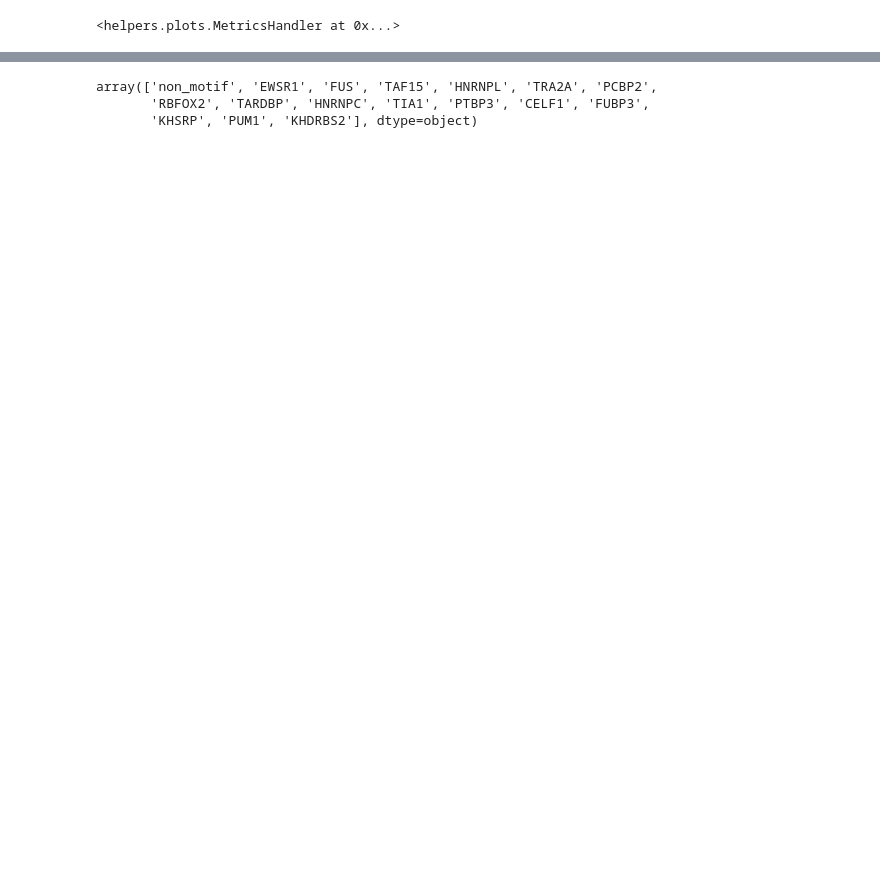
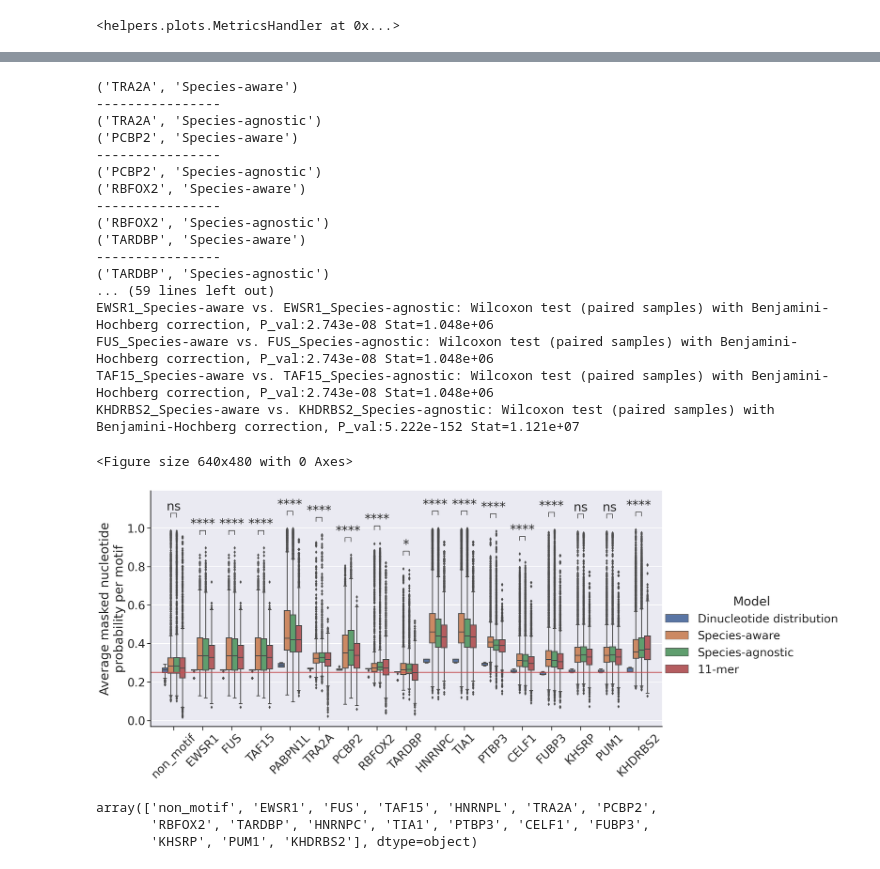
Before and after one commit to AnasShahzad1996/SpeciesAwareDNA-MLM, a Jupyter notebook: notebooks/plotting.ipynb, the cells around one changed output, grey strips where cells are left out. Drawn from its saved outputs; the diff is of its cells as text; code cells hidden in the pictures; blank space fills up the shorter version.

```diff
--- a/notebooks/plotting.ipynb
+++ b/notebooks/plotting.ipynb
@@ -238,3 +205,77 @@ plt.show()
+# %%
+
+
+# plot
+plt.clf()
+plot_significance = True
+
+order = list(plot_df["motif"].unique())
+labels = order
+mots = order
+
+mods = [#("Dinucleotide distribution", "Species-agnostic"),
+        #("Species-agnostic","Species-aware"),
+        #("Dinucleotide distribution", "Species-aware"),
+        #("Dinucleotide distribution", "Species-unaware"),
+        #("11-mer","Species-aware"),
+        #("11-mer","Species-agnostic"),
+        ("Species-aware", "Species-agnostic"),
+        #("Dinucleotide distribution", "11-mer"),
+        #("DNABERT", "Species-agnostic"),
+        #("DNABERT","Species-aware"),
+        #("Dinucleotide distribution", "DNABERT"),
+        #("11-mer", "DNABERT")
+        ]
+
+
+g = sns.catplot(data=plot_df, x="motif", y="avg_target_probas", hue="Model",kind="box", height=10, aspect=2.0,
+           order=order, estimator=np.mean)#, palette=custom_colors)
+
+plt.xticks(rotation = 45, ticks = range(0,len(order)),labels=labels)
+#plt.yticks(ticks=[0.2,0.4,0.6,0.8,1.0])
+
+if plot_significance:
+    pairs=[]
+
+    for m in mots:
+        for mod in mods:
+            pairs.append(((m,mod[0]),(m,mod[1])))
+
+    for ax_n in g.axes:
+        for ax in ax_n:
+            # do I need to subset the data?
+            annotator = Annotator(ax, pairs, data=plot_df, x="motif", y="avg_target_probas", hue="Model")
+            #    order=order)
+            annotator.configure(test='Wilcoxon', text_format='star', loc='inside', comparisons_correction="BH")
+            annotator.apply_and_annotate()
+
+# plot red horizontal line at 0.25
+plt.axhline(0.25,color="r")
+#plt.title("Comparing Motif Reconstruction Abilities\nAcross Different Models for Selected RBPs\n", fontsize=46)
+
+plt.xlabel("")
+plt.ylabel("Average masked nucleotide\nprobability per motif")
+plt.show()
+# %% [output]
+('TRA2A', 'Species-aware')
+----------------
+('TRA2A', 'Species-agnostic')
+('PCBP2', 'Species-aware')
+----------------
+('PCBP2', 'Species-agnostic')
+('RBFOX2', 'Species-aware')
+----------------
+('RBFOX2', 'Species-agnostic')
+('TARDBP', 'Species-aware')
+----------------
+('TARDBP', 'Species-agnostic')
+... (59 lines left out)
+EWSR1_Species-aware vs. EWSR1_Species-agnostic: Wilcoxon test (paired samples) with Benjamini-Hochberg correction, P_val:2.743e-08 Stat=1.048e+06
+FUS_Species-aware vs. FUS_Species-agnostic: Wilcoxon test (paired samples) with Benjamini-Hochberg correction, P_val:2.743e-08 Stat=1.048e+06
+TAF15_Species-aware vs. TAF15_Species-agnostic: Wilcoxon test (paired samples) with Benjamini-Hochberg correction, P_val:2.743e-08 Stat=1.048e+06
+KHDRBS2_Species-aware vs. KHDRBS2_Species-agnostic: Wilcoxon test (paired samples) with Benjamini-Hochberg correction, P_val:5.222e-152 Stat=1.121e+07
+<Figure size 640x480 with 0 Axes>
+[figure, added]
 # %%
 plot_df["motif"].unique()
 # %% [output]
```
Also changed, not shown: parts of 9 cells of this notebook, 8 other files.
